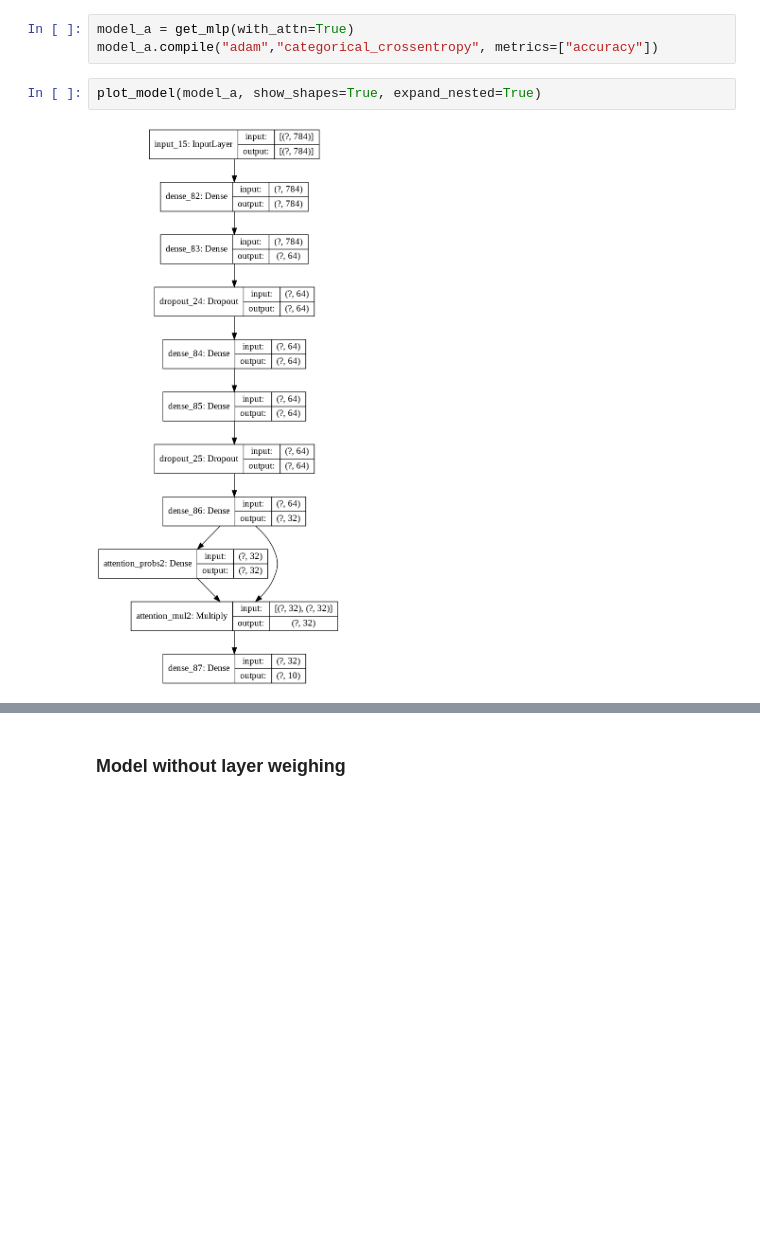
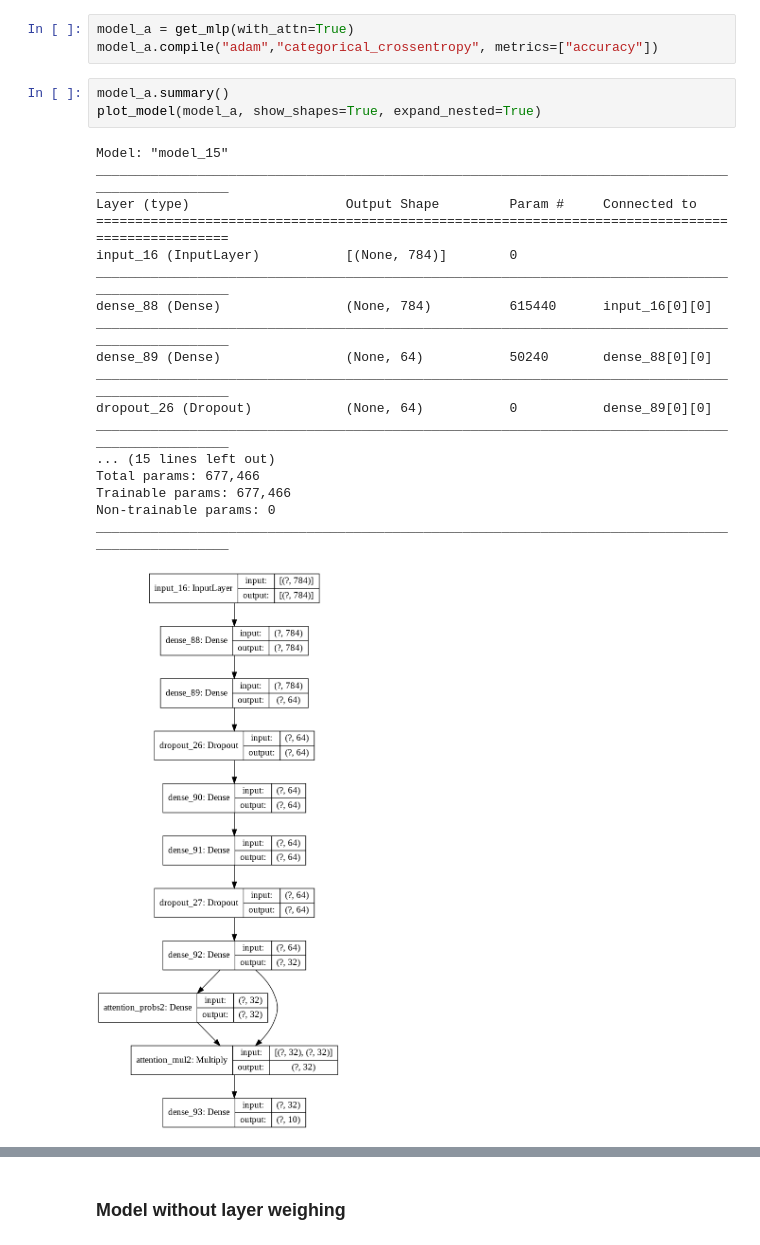
Before and after one commit to parmarsuraj99/attention-experiments-keras, a Jupyter notebook: MLP/Attention_FC_exp.ipynb, the cells around one changed output, grey strips where cells are left out. Cells and saved outputs as stored; diff of their text form; blank space fills up the shorter version.

Commit message:
Added visualizations

```diff
--- a/MLP/Attention_FC_exp.ipynb
+++ b/MLP/Attention_FC_exp.ipynb
@@ -149,9 +151,27 @@ _________________________________________________________________
 model_a = get_mlp(with_attn=True)
 model_a.compile("adam","categorical_crossentropy", metrics=["accuracy"])
 # %%
+model_a.summary()
 plot_model(model_a, show_shapes=True, expand_nested=True)
 # %% [output]
+Model: "model_15"
+__________________________________________________________________________________________________
+Layer (type)                    Output Shape         Param #     Connected to
+==================================================================================================
+input_16 (InputLayer)           [(None, 784)]        0
+__________________________________________________________________________________________________
+dense_88 (Dense)                (None, 784)          615440      input_16[0][0]
+__________________________________________________________________________________________________
+dense_89 (Dense)                (None, 64)           50240       dense_88[0][0]
+__________________________________________________________________________________________________
+dropout_26 (Dropout)            (None, 64)           0           dense_89[0][0]
+__________________________________________________________________________________________________
+... (15 lines left out)
+Total params: 677,466
+Trainable params: 677,466
+Non-trainable params: 0
+__________________________________________________________________________________________________
-[figure, old version]
+[figure, new version]
 # %%
 hist_a = model_a.fit(x_train_r, y_train, validation_data=(x_test_r, y_test), epochs=10, batch_size=2048)
 # %% [output]
```
Also changed, not shown: parts of 8 cells of this notebook.
